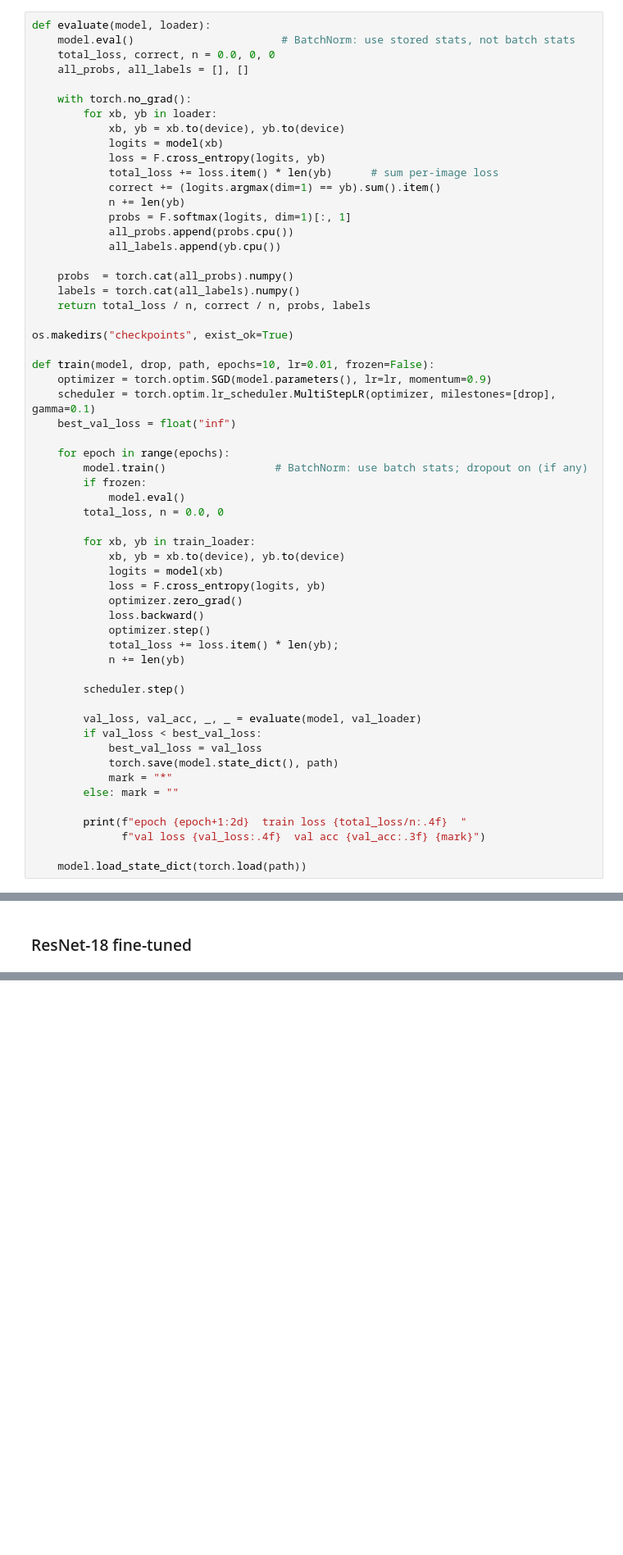
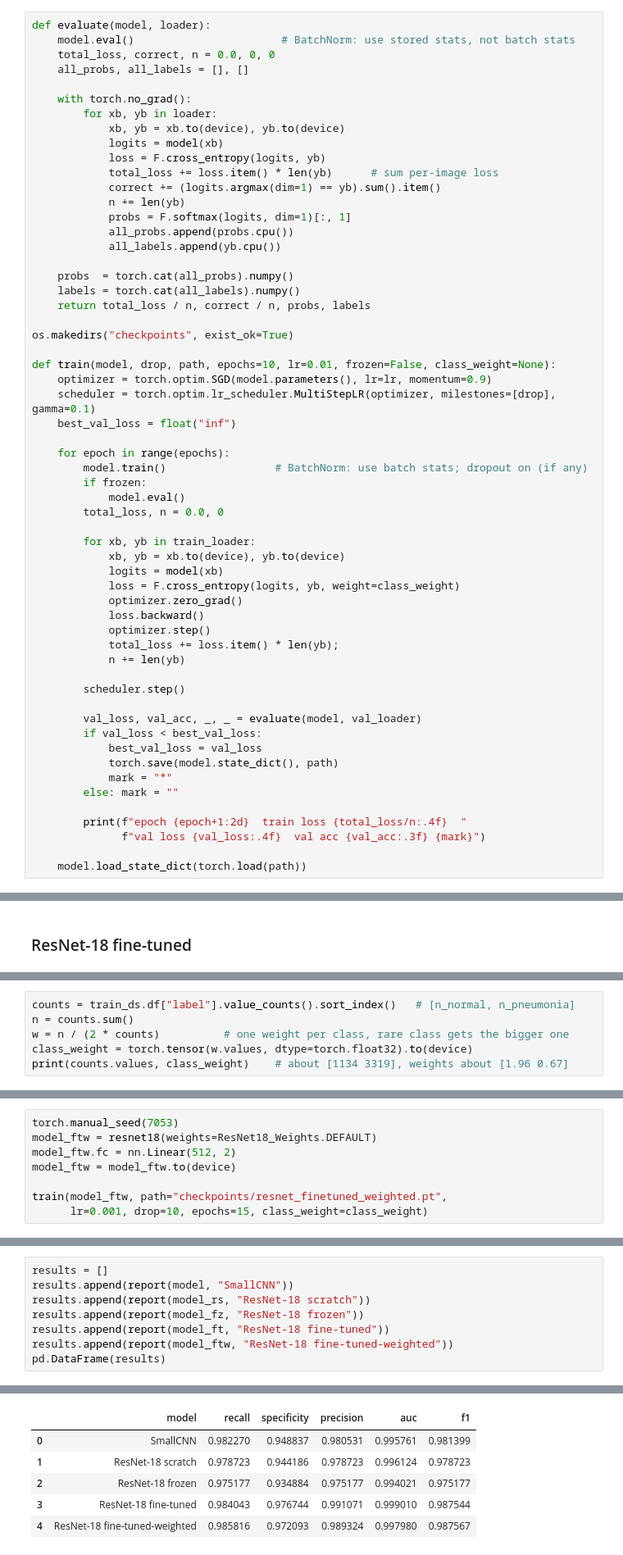
Before and after one commit to keyur7523/chest-xray-pneumonia, a Jupyter notebook: chestxray.ipynb, the cells around one changed output, grey strips where cells are left out. Shown at 82% size. Drawn from its saved outputs; the diff is of its cells as text; blank space fills up the shorter version.

Commit message:
Threshold for 99% recall (0.247) and a class-weight run that didn't help

```diff
--- a/chestxray.ipynb
+++ b/chestxray.ipynb
@@ -353,7 +353,7 @@ def evaluate(model, loader):
 
 os.makedirs("checkpoints", exist_ok=True)
 
-def train(model, drop, path, epochs=10, lr=0.01, frozen=False):
+def train(model, drop, path, epochs=10, lr=0.01, frozen=False, class_weight=None):
     optimizer = torch.optim.SGD(model.parameters(), lr=lr, momentum=0.9)
     scheduler = torch.optim.lr_scheduler.MultiStepLR(optimizer, milestones=[drop], gamma=0.1)
     best_val_loss = float("inf")
@@ -367,7 +367,7 @@ def train(model, drop, path, epochs=10, lr=0.01, frozen=False):
         for xb, yb in train_loader:
             xb, yb = xb.to(device), yb.to(device)
             logits = model(xb)
-            loss = F.cross_entropy(logits, yb)
+            loss = F.cross_entropy(logits, yb, weight=class_weight)
             optimizer.zero_grad()
             loss.backward()
             optimizer.step()
@@ -666,0 +671,6 @@ ResNet-18 fine-tuned
+# %%
+counts = train_ds.df["label"].value_counts().sort_index()   # [n_normal, n_pneumonia]
+n = counts.sum()
+w = n / (2 * counts)          # one weight per class, rare class gets the bigger one
+class_weight = torch.tensor(w.values, dtype=torch.float32).to(device)
+print(counts.values, class_weight)    # about [1134 3319], weights about [1.96 0.67]
@@ -666,0 +679,8 @@ ResNet-18 fine-tuned
+# %%
+torch.manual_seed(7053)
+model_ftw = resnet18(weights=ResNet18_Weights.DEFAULT)
+model_ftw.fc = nn.Linear(512, 2)
+model_ftw = model_ftw.to(device)
+
+train(model_ftw, path="checkpoints/resnet_finetuned_weighted.pt",
+      lr=0.001, drop=10, epochs=15, class_weight=class_weight)
@@ -666,0 +703,9 @@ ResNet-18 fine-tuned
+# %%
+results = []
+results.append(report(model, "SmallCNN"))
+results.append(report(model_rs, "ResNet-18 scratch"))
+results.append(report(model_fz, "ResNet-18 frozen"))
+results.append(report(model_ft, "ResNet-18 fine-tuned"))
+results.append(report(model_ftw, "ResNet-18 fine-tuned-weighted"))
+pd.DataFrame(results)
+# %% [output]
@@ -666,0 +727,6 @@ ResNet-18 fine-tuned
+|  | model | recall | specificity | precision | auc | f1 |
+| 0 | SmallCNN | 0.982270 | 0.948837 | 0.980531 | 0.995761 | 0.981399 |
+| 1 | ResNet-18 scratch | 0.978723 | 0.944186 | 0.978723 | 0.996124 | 0.978723 |
+| 2 | ResNet-18 frozen | 0.975177 | 0.934884 | 0.975177 | 0.994021 | 0.975177 |
+| 3 | ResNet-18 fine-tuned | 0.984043 | 0.976744 | 0.991071 | 0.999010 | 0.987544 |
+| 4 | ResNet-18 fine-tuned-weighted | 0.985816 | 0.972093 | 0.989324 | 0.997980 | 0.987567 |
```
Also changed, not shown: parts of 9 cells of this notebook, 1 other file.
